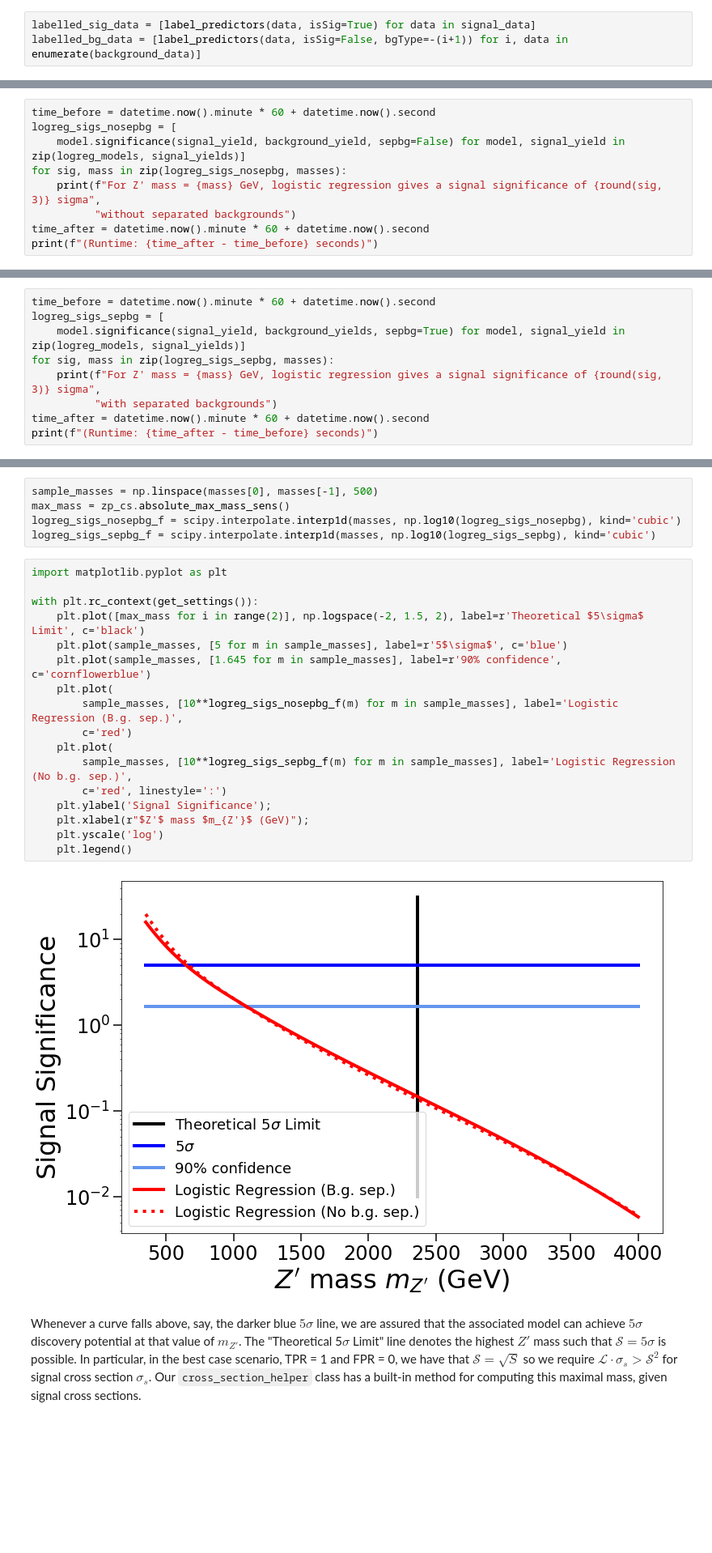
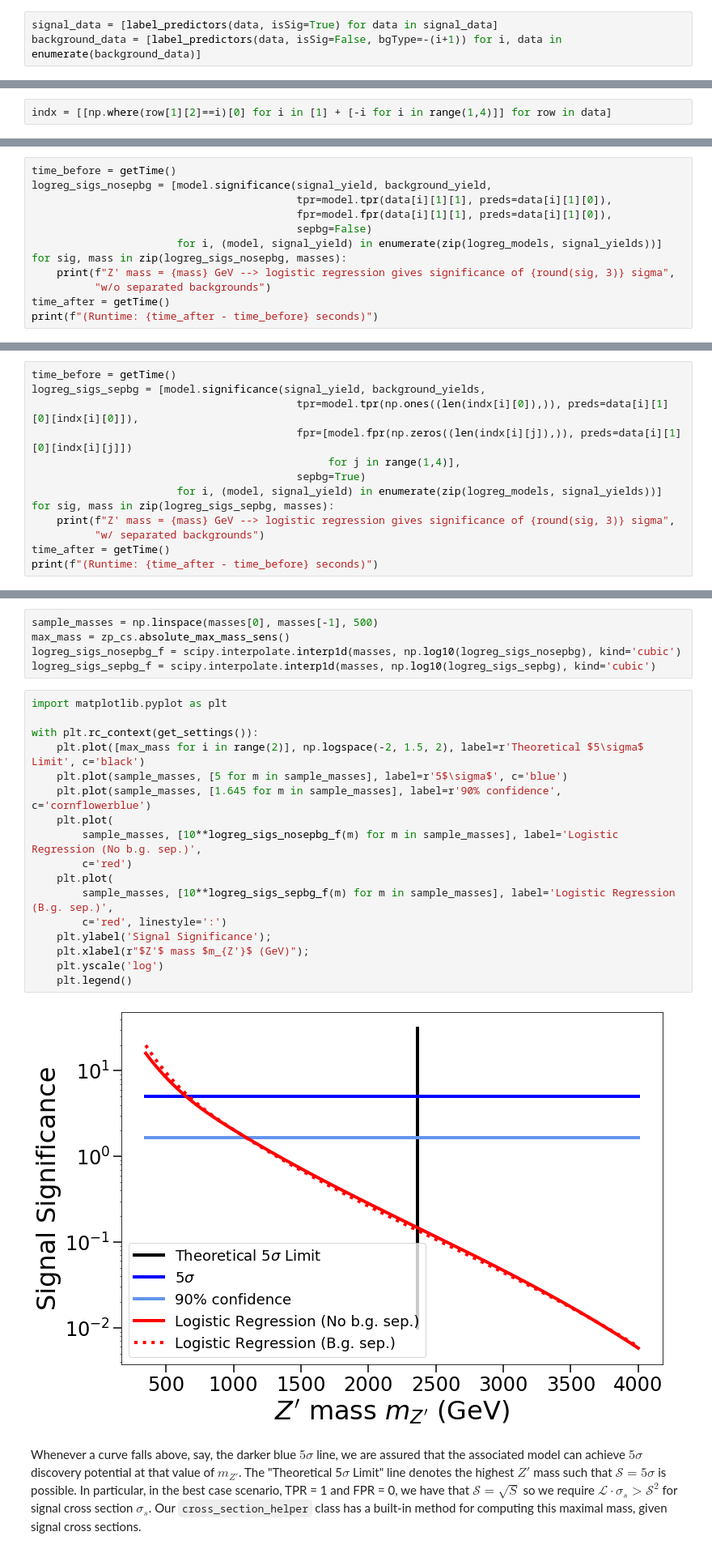
Before and after one commit to sheride/bcml4pheno, a Jupyter notebook: full_example.ipynb, the cells around one changed output, grey strips where cells are left out. Shown at 81% size. Drawn from its saved outputs; the diff is of its cells as text; blank space fills up the shorter version.

```diff
--- a/full_example.ipynb
+++ b/full_example.ipynb
@@ -23,3 +28,3 @@ Next, we can prepare data sets actually equipped for training and testing by fir
 # %%
-labelled_sig_data = [label_predictors(data, isSig=True) for data in signal_data]
-labelled_bg_data = [label_predictors(data, isSig=False, bgType=-(i+1)) for i, data in enumerate(background_data)]
+signal_data = [label_predictors(data, isSig=True) for data in signal_data]
+background_data = [label_predictors(data, isSig=False, bgType=-(i+1)) for i, data in enumerate(background_data)]
@@ -43,0 +62,2 @@ training data is of length 1499999 while testing data is of length 500000
+# %%
+indx = [[np.where(row[1][2]==i)[0] for i in [1] + [-i for i in range(1,4)]] for row in data]
@@ -116,10 +153,13 @@ from datetime import datetime
 # %%
-time_before = datetime.now().minute * 60 + datetime.now().second
-logreg_sigs_nosepbg = [
-    model.significance(signal_yield, background_yield, sepbg=False) for model, signal_yield in zip(logreg_models, signal_yields)]
+time_before = getTime()
+logreg_sigs_nosepbg = [model.significance(signal_yield, background_yield,
+                                          tpr=model.tpr(data[i][1][1], preds=data[i][1][0]),
+                                          fpr=model.fpr(data[i][1][1], preds=data[i][1][0]),
+                                          sepbg=False)
+                       for i, (model, signal_yield) in enumerate(zip(logreg_models, signal_yields))]
 for sig, mass in zip(logreg_sigs_nosepbg, masses):
-    print(f"For Z' mass = {mass} GeV, logistic regression gives a signal significance of {round(sig, 3)} sigma",
-          "without separated backgrounds")
-time_after = datetime.now().minute * 60 + datetime.now().second
+    print(f"Z' mass = {mass} GeV --> logistic regression gives significance of {round(sig, 3)} sigma",
+          "w/o separated backgrounds")
+time_after = getTime()
 print(f"(Runtime: {time_after - time_before} seconds)")
 # %% [output]
@@ -132,10 +172,14 @@ For Z' mass = 4000 GeV, logistic regression gives a signal significance of 0.006
 # %%
-time_before = datetime.now().minute * 60 + datetime.now().second
-logreg_sigs_sepbg = [
-    model.significance(signal_yield, background_yields, sepbg=True) for model, signal_yield in zip(logreg_models, signal_yields)]
+time_before = getTime()
+logreg_sigs_sepbg = [model.significance(signal_yield, background_yields,
+                                          tpr=model.tpr(np.ones((len(indx[i][0]),)), preds=data[i][1][0][indx[i][0]]),
+                                          fpr=[model.fpr(np.zeros((len(indx[i][j]),)), preds=data[i][1][0][indx[i][j]])
+                                               for j in range(1,4)],
+                                          sepbg=True)
+                       for i, (model, signal_yield) in enumerate(zip(logreg_models, signal_yields))]
 for sig, mass in zip(logreg_sigs_sepbg, masses):
-    print(f"For Z' mass = {mass} GeV, logistic regression gives a signal significance of {round(sig, 3)} sigma",
-          "with separated backgrounds")
-time_after = datetime.now().minute * 60 + datetime.now().second
+    print(f"Z' mass = {mass} GeV --> logistic regression gives significance of {round(sig, 3)} sigma",
+          "w/ separated backgrounds")
+time_after = getTime()
 print(f"(Runtime: {time_after - time_before} seconds)")
 # %% [output]
@@ -155,22 +199,22 @@ logreg_sigs_sepbg_f = scipy.interpolate.interp1d(masses, np.log10(logreg_sigs_se
 # %%
 import matplotlib.pyplot as plt
 
 with plt.rc_context(get_settings()):
     plt.plot([max_mass for i in range(2)], np.logspace(-2, 1.5, 2), label=r'Theoretical $5\sigma$ Limit', c='black')
     plt.plot(sample_masses, [5 for m in sample_masses], label=r'5$\sigma$', c='blue')
     plt.plot(sample_masses, [1.645 for m in sample_masses], label=r'90% confidence', c='cornflowerblue')
     plt.plot(
-        sample_masses, [10**logreg_sigs_nosepbg_f(m) for m in sample_masses], label='Logistic Regression (B.g. sep.)',
+        sample_masses, [10**logreg_sigs_nosepbg_f(m) for m in sample_masses], label='Logistic Regression (No b.g. sep.)',
         c='red')
     plt.plot(
-        sample_masses, [10**logreg_sigs_sepbg_f(m) for m in sample_masses], label='Logistic Regression (No b.g. sep.)',
+        sample_masses, [10**logreg_sigs_sepbg_f(m) for m in sample_masses], label='Logistic Regression (B.g. sep.)',
         c='red', linestyle=':')
     plt.ylabel('Signal Significance');
     plt.xlabel(r"$Z'$ mass $m_{Z'}$ (GeV)");
     plt.yscale('log')
     plt.legend()
 # %% [output]
-[figure, old version]
+[figure, new version]
 # %% [markdown]
 Whenever a curve falls above, say, the darker blue $5\sigma$ line, we are assured that the associated model can achieve $5\sigma$ discovery potential at that value of $m_{Z'}$. The "Theoretical 5$\sigma$ Limit" line denotes the highest $Z'$ mass such that $\mathcal{S} = 5\sigma$ is possible. In particular, in the best case scenario, TPR = 1 and FPR = 0, we have that $\mathcal{S} = \sqrt{S}$ so we require $\mathcal{L} \cdot \sigma_s > \mathcal{S}^2$ for signal cross section $\sigma_s$. Our `cross_section_helper` class has a built-in method for computing this maximal mass, given signal cross sections.
 # %% [markdown]
```
Also changed, not shown: parts of 79 cells of this notebook, 6 other files.
